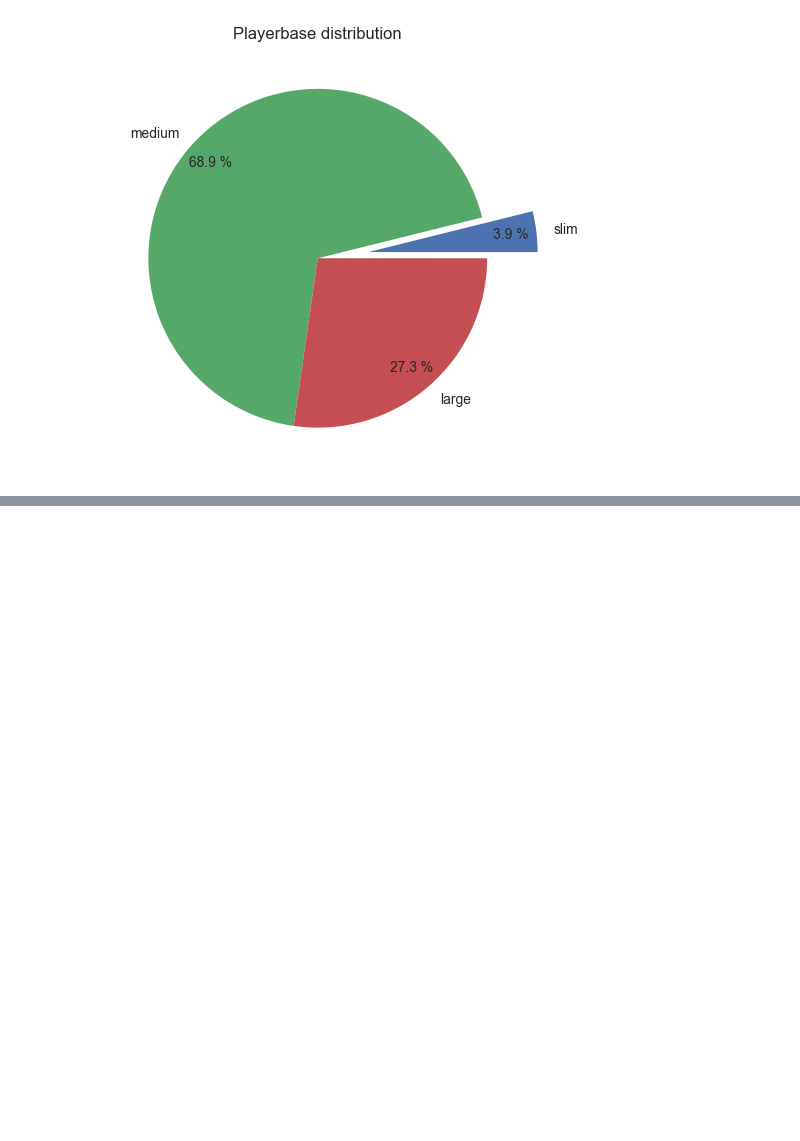
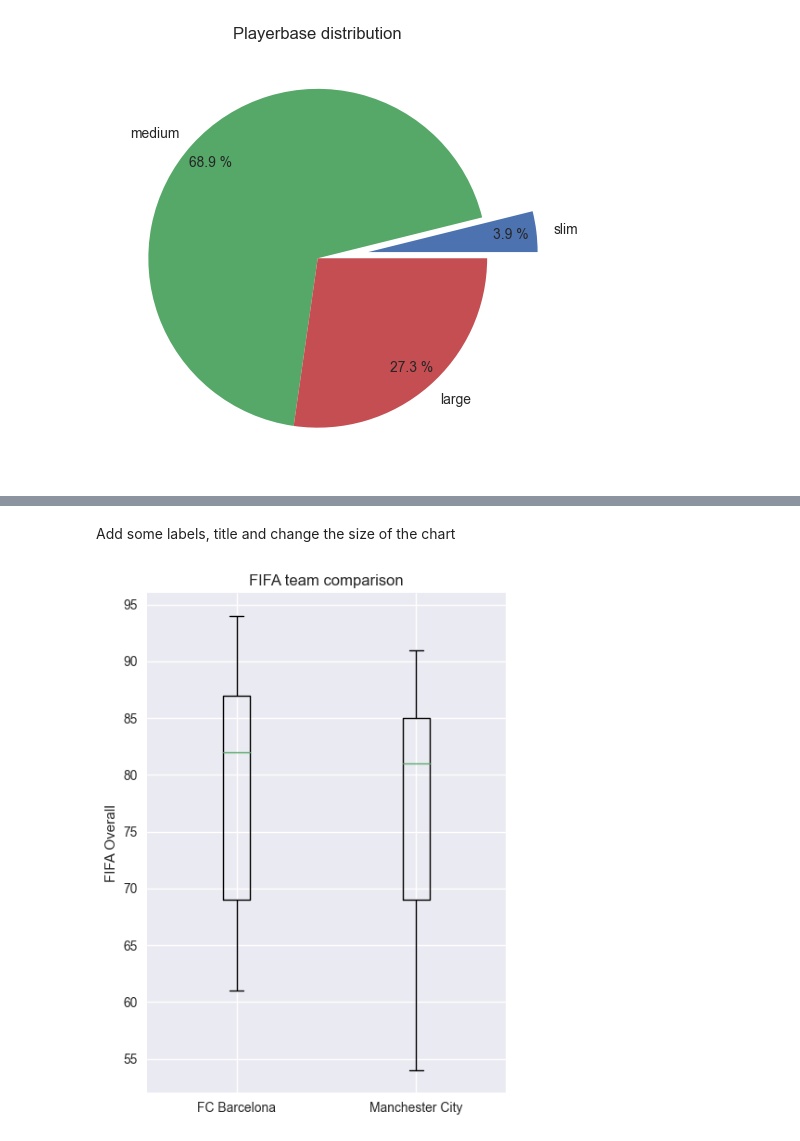
Before and after one commit to Braxion06/learn_matplotlib, a Jupyter notebook: learn_matplotlib_p2.ipynb, the cells around one changed output, grey strips where cells are left out. Saved outputs shown, nothing was run; the diff lists cells and outputs as text; code cells hidden in the pictures; blank space fills up the shorter version.

```diff
--- a/learn_matplotlib_p2.ipynb
+++ b/learn_matplotlib_p2.ipynb
@@ -442,0 +525,11 @@ plt.show()
+# %% [markdown]
+Add some labels, title and change the size of the chart
+# %%
+labels = ['FC Barcelona', 'Manchester City']
+plt.figure(figsize=(5, 7))
+plt.title('FIFA team comparison')
+plt.ylabel('FIFA Overall')
+plt.boxplot([barcelona, manchester], labels=labels)
+plt.show()
+# %% [output]
+[figure, added]
```
Also changed, not shown: parts of 9 cells of this notebook.
